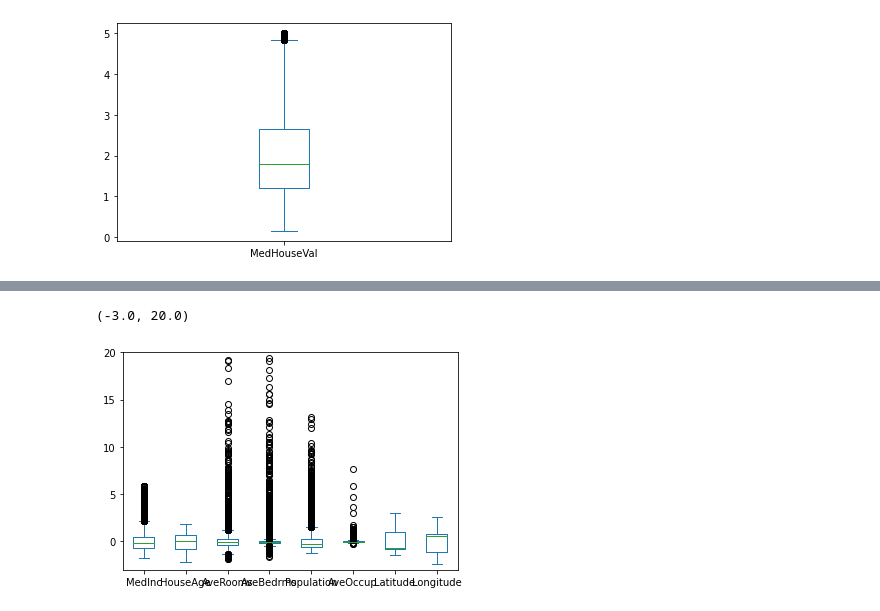
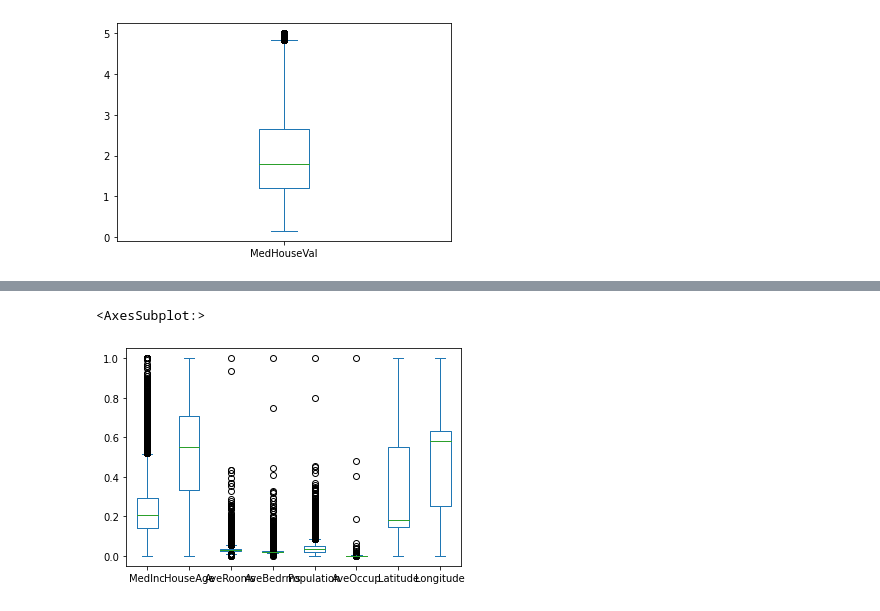
Before and after one commit to 6ixthmonth/lecture_materials, a Jupyter notebook: AI/Deep Learning(w. Keras)/Handouts/california_housing.ipynb, the cells around one changed output, grey strips where cells are left out. Drawn from its saved outputs; the diff is of its cells as text; code cells hidden in the pictures.

```diff
--- a/AI/Deep Learning(w. Keras)/Handouts/california_housing.ipynb
+++ b/AI/Deep Learning(w. Keras)/Handouts/california_housing.ipynb
@@ -90,7 +109,7 @@ raw_y.plot.box()
 <AxesSubplot:>
 [figure]
 # %%
-x_scaler = StandardScaler()
+x_scaler = MinMaxScaler()
 scaled_x = x_scaler.fit_transform(raw_x)
 scaled_x = pd.DataFrame(scaled_x, columns=x_label)
 scaled_x
@@ -154,9 +173,8 @@ scaled_y.describe()
 # %%
 scaled_x.plot.box()
-plt.ylim(-3, 20)
 # %% [output]
-(-3.0, 20.0)
+<AxesSubplot:>
-[figure, old version]
+[figure, new version]
 # %%
 scaled_y.plot.box()
 # %% [output]
```
Also changed, not shown: parts of 16 cells of this notebook.
